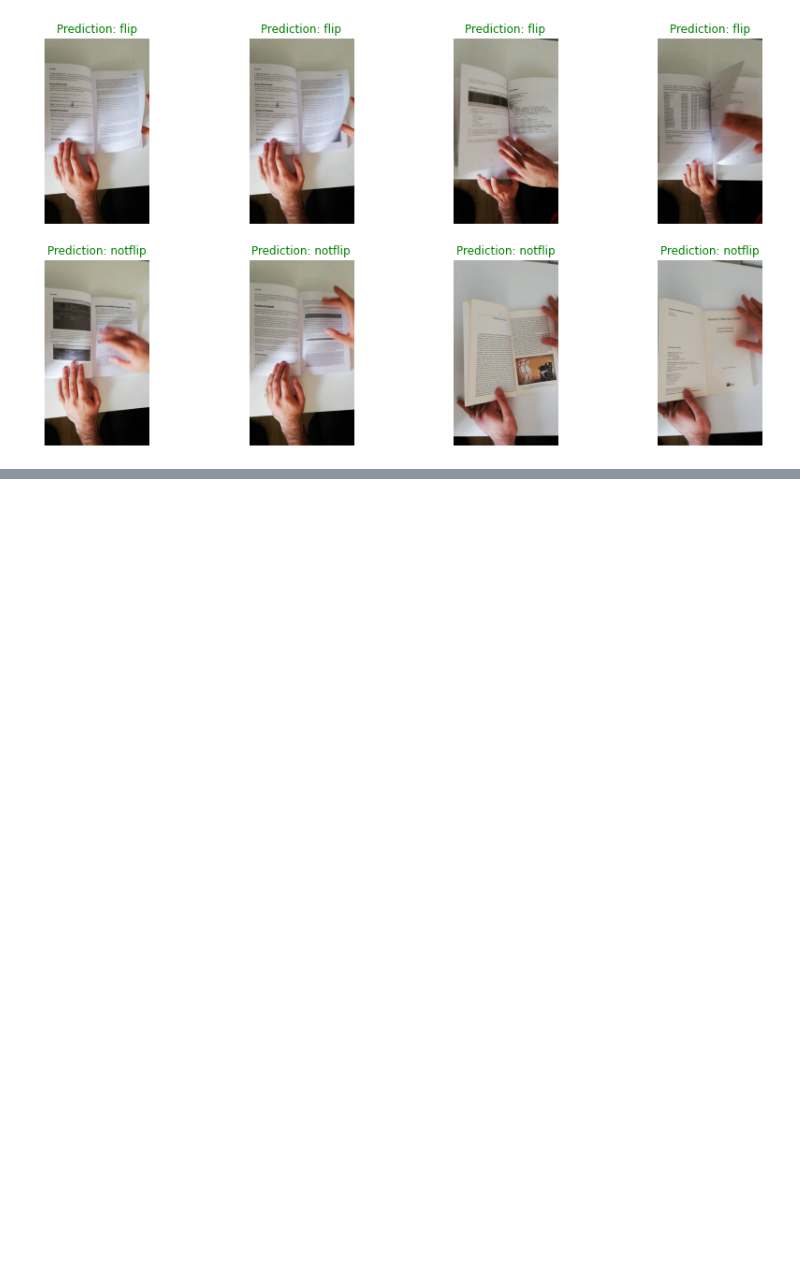
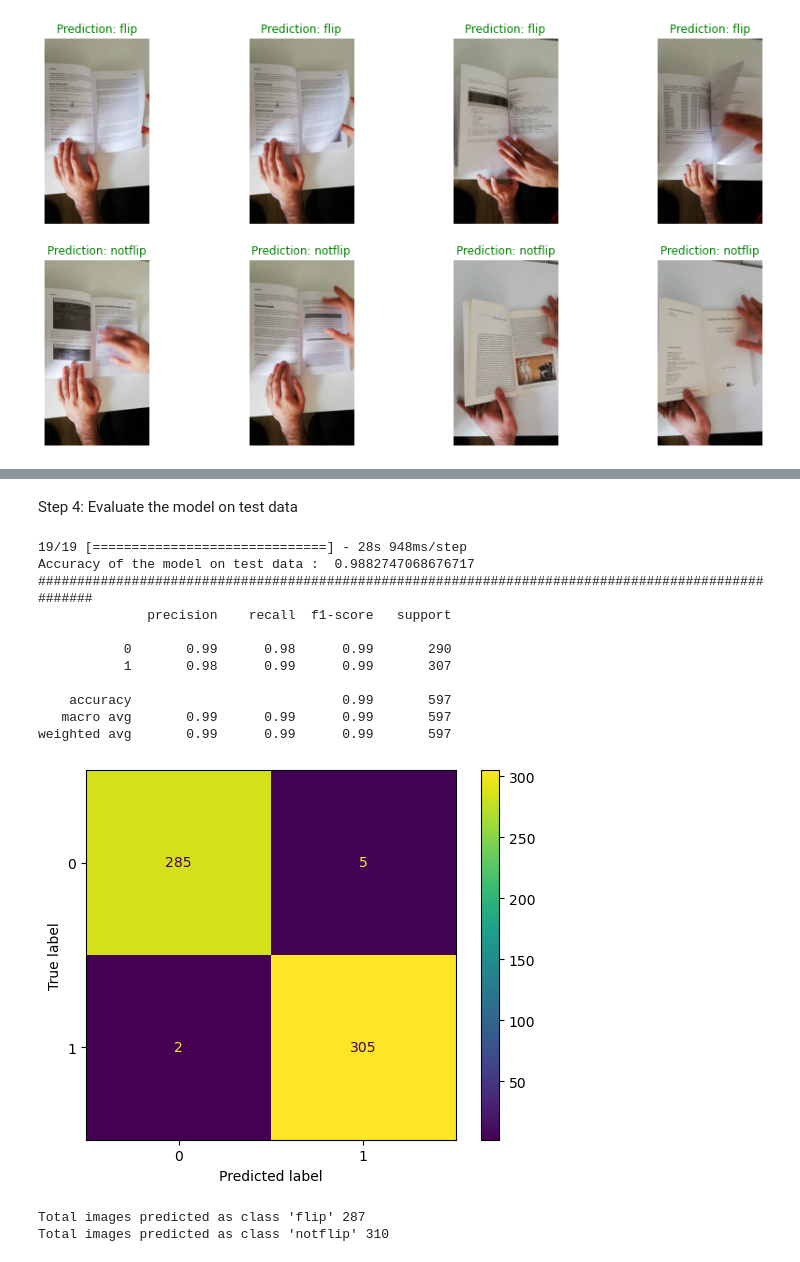
Before and after one commit to sudarshanng7/Mon_reader, a Jupyter notebook: MonReader.ipynb, the cells around one changed output, grey strips where cells are left out. Saved outputs shown, nothing was run; the diff lists cells and outputs as text; code cells hidden in the pictures; blank space fills up the shorter version.

```diff
--- a/MonReader.ipynb
+++ b/MonReader.ipynb
@@ -347,0 +422,25 @@ Total images predicted as class 'notflip' 305
+# %% [markdown]
+Step 4: Evaluate the model on test data
+# %%
+y_test =  test_set.classes
+
+y_pred = base_model.predict(test_set)
+y_pred = np.rint(y_pred)
+y_pred = y_pred.flatten()
+
+eval_results(y_test, y_pred)
+# %% [output]
+19/19 [==============================] - 28s 948ms/step
+Accuracy of the model on test data :  0.9882747068676717
+####################################################################################################
+              precision    recall  f1-score   support
+
+           0       0.99      0.98      0.99       290
+           1       0.98      0.99      0.99       307
+
+    accuracy                           0.99       597
+   macro avg       0.99      0.99      0.99       597
+weighted avg       0.99      0.99      0.99       597
+[figure, added]
+Total images predicted as class 'flip' 287
+Total images predicted as class 'notflip' 310
```
Also changed, not shown: parts of 18 cells of this notebook.
